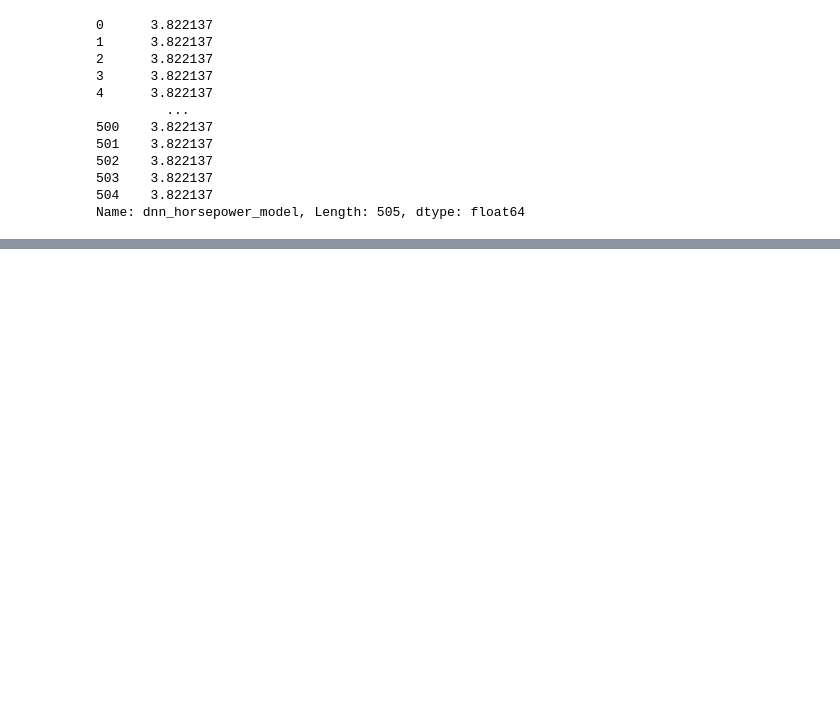
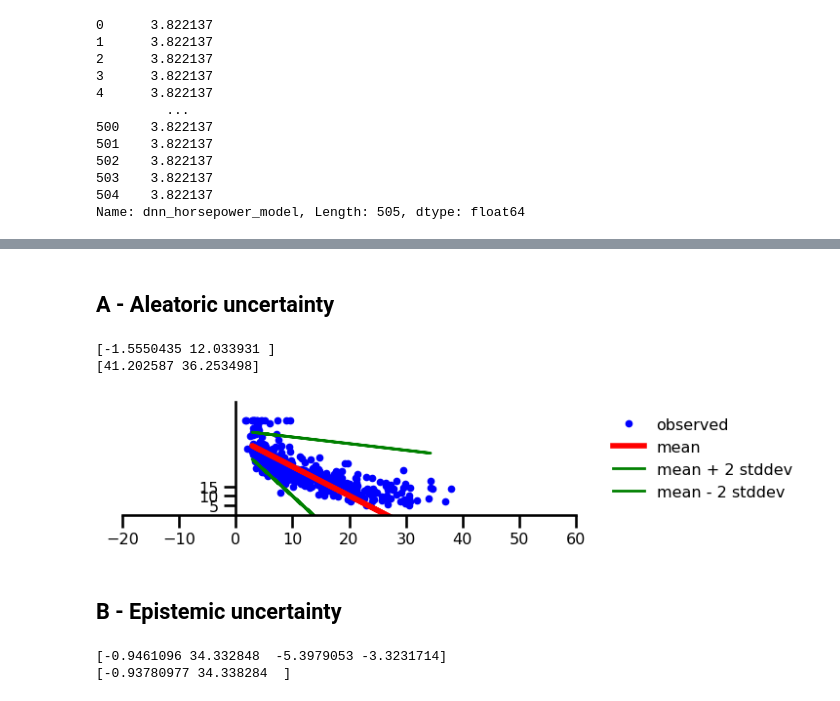
Before and after one commit to Simha-Kalimipalli/sentinel_sat_downloader, a Jupyter notebook: Estimate_prediction_process/Tensorflow_probability/Uncertainty_Tensorflow_and_Tensorflow_probability.ipynb, the cells around one changed output, grey strips where cells are left out. Drawn from its saved outputs; the diff is of its cells as text; code cells hidden in the pictures; blank space fills up the shorter version.

Commit message:
new tensorflow uncertainty examples

```diff
--- a/Estimate_prediction_process/Tensorflow_probability/Uncertainty_Tensorflow_and_Tensorflow_probability.ipynb
+++ b/Estimate_prediction_process/Tensorflow_probability/Uncertainty_Tensorflow_and_Tensorflow_probability.ipynb
@@ -398,0 +506,71 @@ def prior_trainable(kernel_size, bias_size=0, dtype=None):
+# %% [markdown]
+## A - Aleatoric uncertainty
+# %%
+# Build model.
+model = tf.keras.Sequential([
+  tf.keras.layers.Dense(1 + 1),
+  tfp.layers.DistributionLambda(
+      lambda t: tfd.Normal(loc=t[..., :1],
+                           scale=1e-3 + tf.math.softplus(0.05 * t[...,1:]))),
+])
+
+# Do inference.
+model.compile(optimizer=tf.optimizers.Adam(learning_rate=0.01), loss=negloglik)
+model.fit(x, y, epochs=1000, verbose=False);
+
+# Profit.
+[print(np.squeeze(w.numpy())) for w in model.weights];
+yhat = model(x_tst)
+assert isinstance(yhat, tfd.Distribution)
+# %% [output]
+[-1.5550435 12.033931 ]
+[41.202587 36.253498]
+# %%
+#@title Figure 2: Aleatoric Uncertainty
+plt.figure(figsize=[6, 1.5])  # inches
+plt.plot(x, y, 'b.', label='observed');
+
+m = yhat.mean()
+s = yhat.stddev()
+
+plt.plot(x_tst, m, 'r', linewidth=4, label='mean');
+plt.plot(x_tst, m + 2 * s, 'g', linewidth=2, label=r'mean + 2 stddev');
+plt.plot(x_tst, m - 2 * s, 'g', linewidth=2, label=r'mean - 2 stddev');
+
+plt.ylim(-0.,60);
+plt.yticks(np.linspace(0, 15, 4)[1:]);
+plt.xticks(np.linspace(*x_range, num=9));
+
+ax=plt.gca();
+ax.xaxis.set_ticks_position('bottom')
+ax.yaxis.set_ticks_position('left')
+ax.spines['left'].set_position(('data', 0))
+ax.spines['top'].set_visible(False)
+ax.spines['right'].set_visible(False)
+#ax.spines['left'].set_smart_bounds(True)
+#ax.spines['bottom'].set_smart_bounds(True)
+plt.legend(loc='center left', fancybox=True, framealpha=0., bbox_to_anchor=(1.05, 0.5))
+
+plt.savefig('tmp/a_uncertainty.png', bbox_inches='tight', dpi=300)
+# %% [output]
+[figure, added]
+# %% [markdown]
+## B - Epistemic uncertainty
+# %%
+# Build model.
+model = tf.keras.Sequential([
+  tfp.layers.DenseVariational(1, posterior_mean_field, prior_trainable, kl_weight=1/x.shape[0]),
+  tfp.layers.DistributionLambda(lambda t: tfd.Normal(loc=t, scale=1)),
+])
+
+# Do inference.
+model.compile(optimizer=tf.optimizers.Adam(learning_rate=0.01), loss=negloglik)
+model.fit(x_train, y_train, epochs=1000, verbose=False);
+
+# Profit.
+[print(np.squeeze(w.numpy())) for w in model.weights];
+yhat = model(x_tst)
+assert isinstance(yhat, tfd.Distribution)
+# %% [output]
+[-0.9461096 34.332848  -5.3979053 -3.3231714]
+[-0.93780977 34.338284  ]
```
Also changed, not shown: parts of 47 cells of this notebook, 10 other files.
